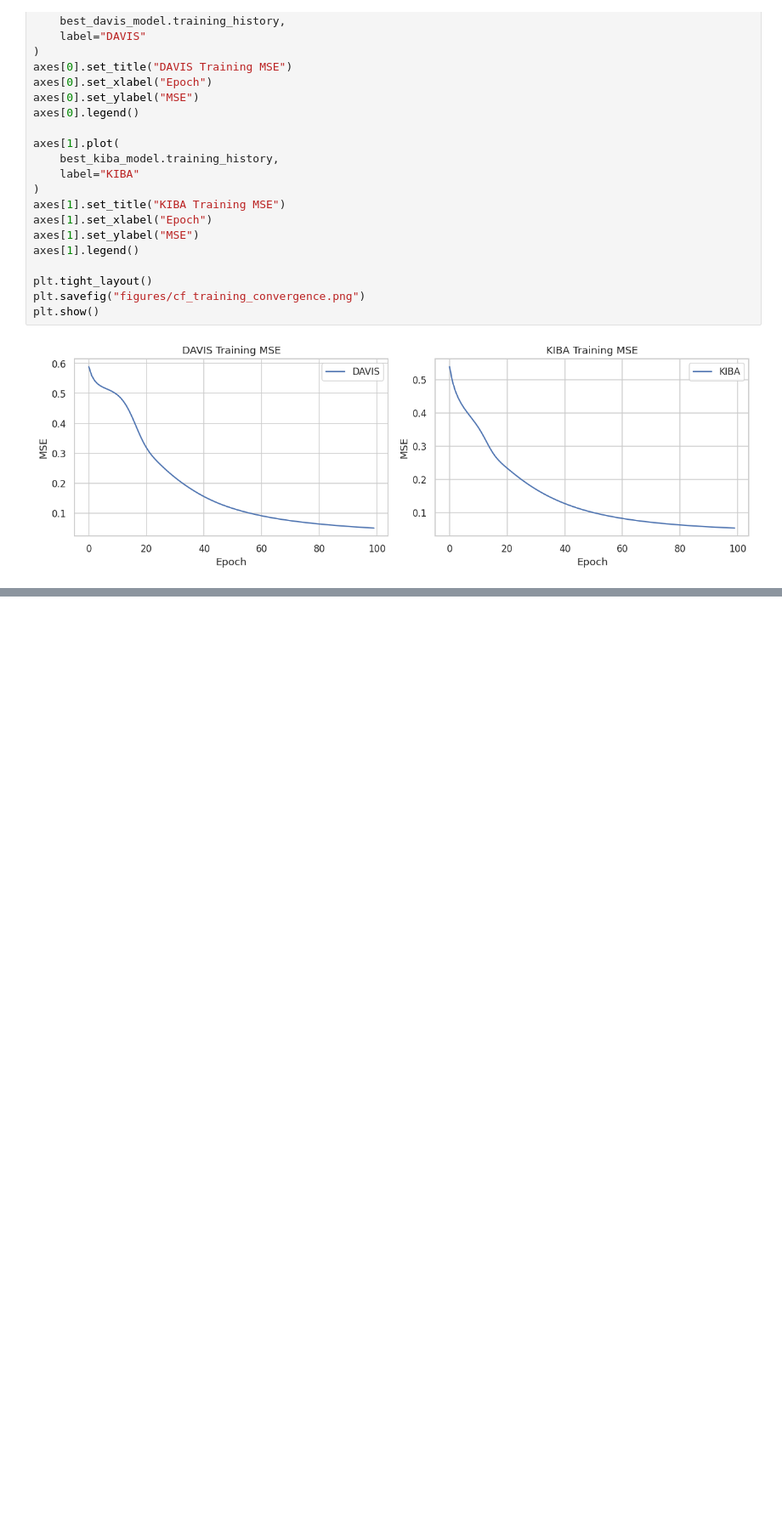
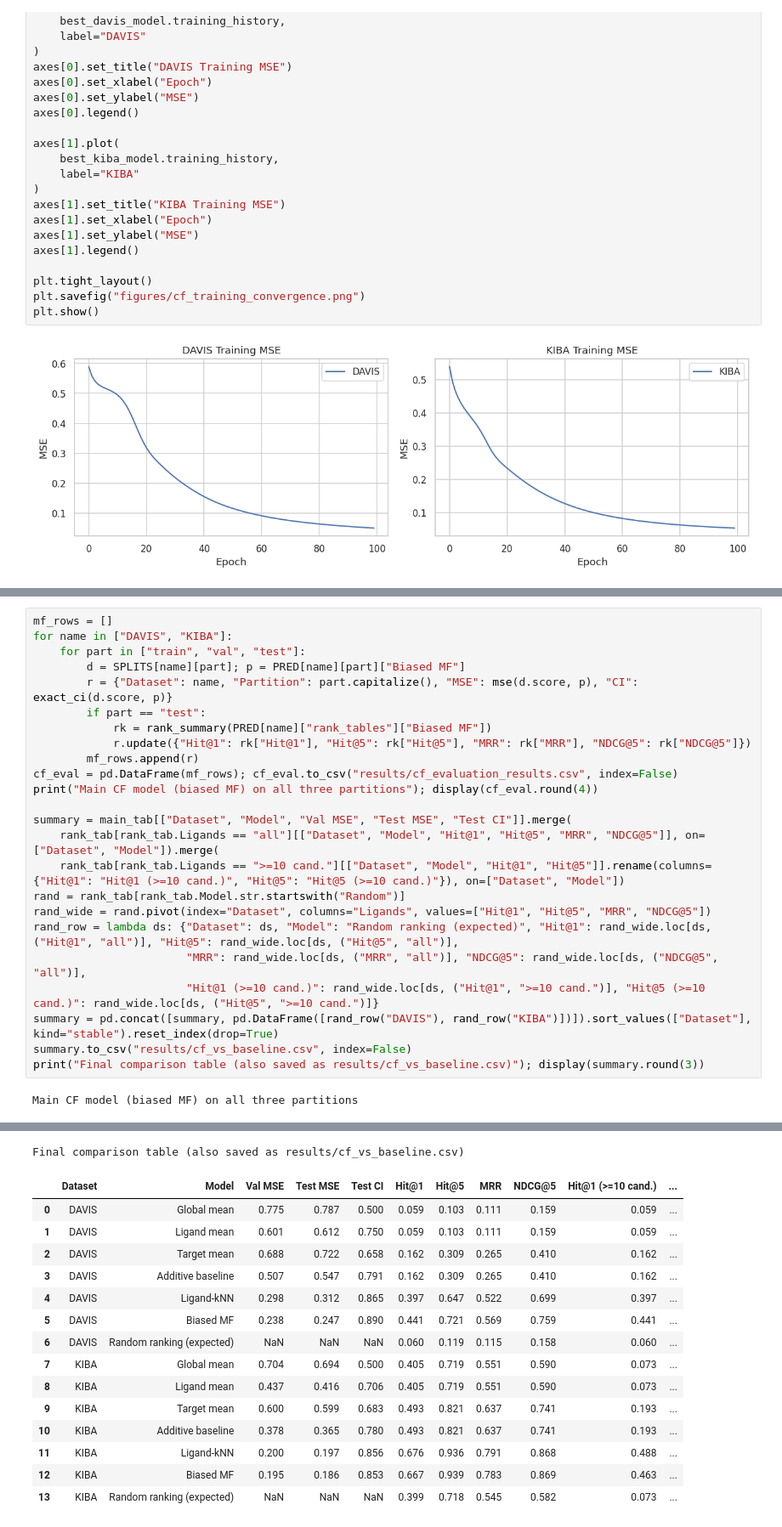
Before and after one commit to sunthoshhh/data-mining-graph-community-detection, a Jupyter notebook: task2.2/task2_2.ipynb, the cells around one changed output, grey strips where cells are left out. Shown at 85% size. Drawn from its saved outputs; the diff is of its cells as text; blank space fills up the shorter version.

```diff
--- a/task2.2/task2_2.ipynb
+++ b/task2.2/task2_2.ipynb
@@ -1829,0 +2436,26 @@ plt.show()
+# %%
+mf_rows = []
+for name in ["DAVIS", "KIBA"]:
+    for part in ["train", "val", "test"]:
+        d = SPLITS[name][part]; p = PRED[name][part]["Biased MF"]
+        r = {"Dataset": name, "Partition": part.capitalize(), "MSE": mse(d.score, p), "CI": exact_ci(d.score, p)}
+        if part == "test":
+            rk = rank_summary(PRED[name]["rank_tables"]["Biased MF"])
+            r.update({"Hit@1": rk["Hit@1"], "Hit@5": rk["Hit@5"], "MRR": rk["MRR"], "NDCG@5": rk["NDCG@5"]})
+        mf_rows.append(r)
+cf_eval = pd.DataFrame(mf_rows); cf_eval.to_csv("results/cf_evaluation_results.csv", index=False)
+print("Main CF model (biased MF) on all three partitions"); display(cf_eval.round(4))
+
+summary = main_tab[["Dataset", "Model", "Val MSE", "Test MSE", "Test CI"]].merge(
+    rank_tab[rank_tab.Ligands == "all"][["Dataset", "Model", "Hit@1", "Hit@5", "MRR", "NDCG@5"]], on=["Dataset", "Model"]).merge(
+    rank_tab[rank_tab.Ligands == ">=10 cand."][["Dataset", "Model", "Hit@1", "Hit@5"]].rename(columns={"Hit@1": "Hit@1 (>=10 cand.)", "Hit@5": "Hit@5 (>=10 cand.)"}), on=["Dataset", "Model"])
+rand = rank_tab[rank_tab.Model.str.startswith("Random")]
+rand_wide = rand.pivot(index="Dataset", columns="Ligands", values=["Hit@1", "Hit@5", "MRR", "NDCG@5"])
+rand_row = lambda ds: {"Dataset": ds, "Model": "Random ranking (expected)", "Hit@1": rand_wide.loc[ds, ("Hit@1", "all")], "Hit@5": rand_wide.loc[ds, ("Hit@5", "all")],
+                       "MRR": rand_wide.loc[ds, ("MRR", "all")], "NDCG@5": rand_wide.loc[ds, ("NDCG@5", "all")],
+                       "Hit@1 (>=10 cand.)": rand_wide.loc[ds, ("Hit@1", ">=10 cand.")], "Hit@5 (>=10 cand.)": rand_wide.loc[ds, ("Hit@5", ">=10 cand.")]}
+summary = pd.concat([summary, pd.DataFrame([rand_row("DAVIS"), rand_row("KIBA")])]).sort_values(["Dataset"], kind="stable").reset_index(drop=True)
+summary.to_csv("results/cf_vs_baseline.csv", index=False)
+print("Final comparison table (also saved as results/cf_vs_baseline.csv)"); display(summary.round(3))
+# %% [output]
+Main CF model (biased MF) on all three partitions
@@ -1829,0 +2469,16 @@ plt.show()
+Final comparison table (also saved as results/cf_vs_baseline.csv)
+|  | Dataset | Model | Val MSE | Test MSE | Test CI | Hit@1 | Hit@5 | MRR | NDCG@5 | Hit@1 (>=10 cand.) | ... |
+| 0 | DAVIS | Global mean | 0.775 | 0.787 | 0.500 | 0.059 | 0.103 | 0.111 | 0.159 | 0.059 | ... |
+| 1 | DAVIS | Ligand mean | 0.601 | 0.612 | 0.750 | 0.059 | 0.103 | 0.111 | 0.159 | 0.059 | ... |
+| 2 | DAVIS | Target mean | 0.688 | 0.722 | 0.658 | 0.162 | 0.309 | 0.265 | 0.410 | 0.162 | ... |
+| 3 | DAVIS | Additive baseline | 0.507 | 0.547 | 0.791 | 0.162 | 0.309 | 0.265 | 0.410 | 0.162 | ... |
+| 4 | DAVIS | Ligand-kNN | 0.298 | 0.312 | 0.865 | 0.397 | 0.647 | 0.522 | 0.699 | 0.397 | ... |
+| 5 | DAVIS | Biased MF | 0.238 | 0.247 | 0.890 | 0.441 | 0.721 | 0.569 | 0.759 | 0.441 | ... |
+| 6 | DAVIS | Random ranking (expected) | NaN | NaN | NaN | 0.060 | 0.119 | 0.115 | 0.158 | 0.060 | ... |
+| 7 | KIBA | Global mean | 0.704 | 0.694 | 0.500 | 0.405 | 0.719 | 0.551 | 0.590 | 0.073 | ... |
+| 8 | KIBA | Ligand mean | 0.437 | 0.416 | 0.706 | 0.405 | 0.719 | 0.551 | 0.590 | 0.073 | ... |
+| 9 | KIBA | Target mean | 0.600 | 0.599 | 0.683 | 0.493 | 0.821 | 0.637 | 0.741 | 0.193 | ... |
+| 10 | KIBA | Additive baseline | 0.378 | 0.365 | 0.780 | 0.493 | 0.821 | 0.637 | 0.741 | 0.193 | ... |
+| 11 | KIBA | Ligand-kNN | 0.200 | 0.197 | 0.856 | 0.676 | 0.936 | 0.791 | 0.868 | 0.488 | ... |
+| 12 | KIBA | Biased MF | 0.195 | 0.186 | 0.853 | 0.667 | 0.939 | 0.783 | 0.869 | 0.463 | ... |
+| 13 | KIBA | Random ranking (expected) | NaN | NaN | NaN | 0.399 | 0.718 | 0.545 | 0.582 | 0.073 | ... |
```
Also changed, not shown: parts of 48 cells of this notebook.
